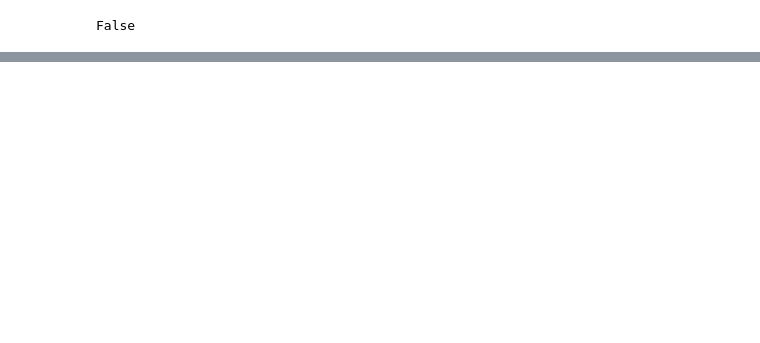
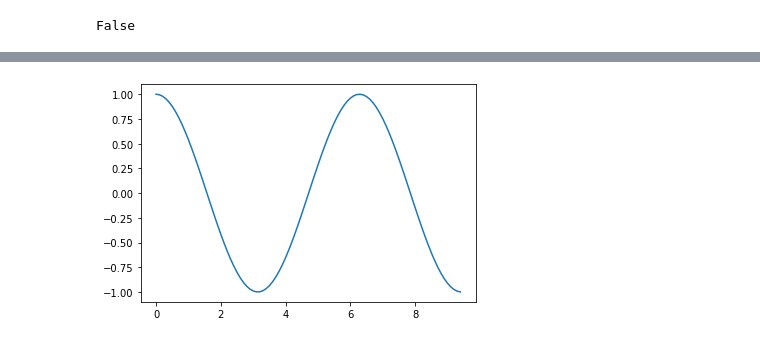
Before and after one commit to Jeevesh-Joshi/Machine-Learning-Basics, a Jupyter notebook: ML from Basics/Numpy Tutorials.ipynb, the cells around one changed output, grey strips where cells are left out. Saved outputs shown, nothing was run; the diff lists cells and outputs as text; code cells hidden in the pictures; blank space fills up the shorter version.

```diff
--- a/ML from Basics/Numpy Tutorials.ipynb
+++ b/ML from Basics/Numpy Tutorials.ipynb
@@ -107,0 +654,6 @@ print(empty_matrix)
+# %%
+y_cos = np.cos(x)
+plt.plot(x, y_cos)
+plt.show()
+# %% [output]
+[figure, added]
```
Also changed, not shown: parts of 117 cells of this notebook.
